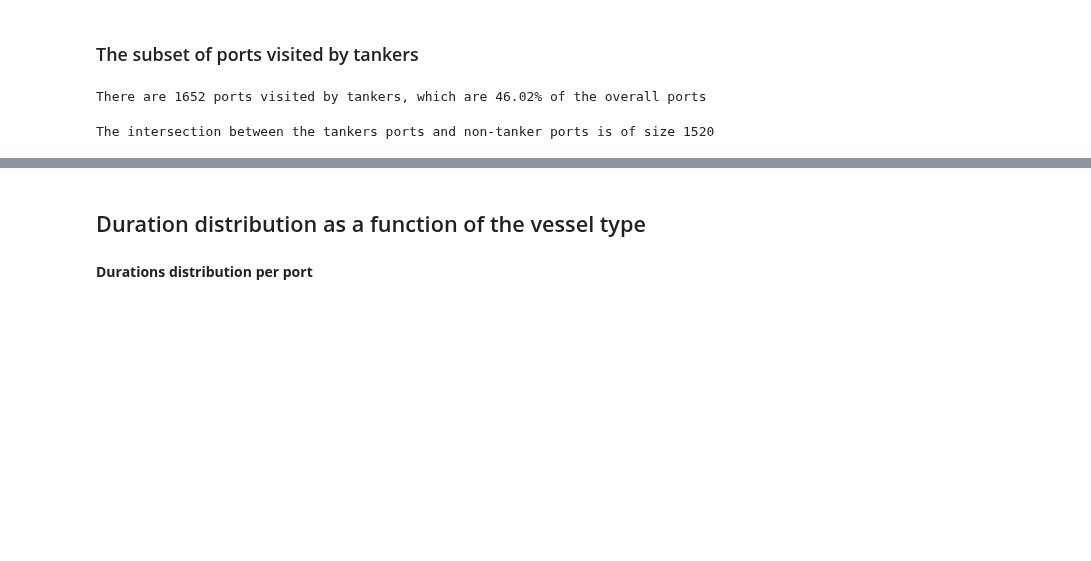
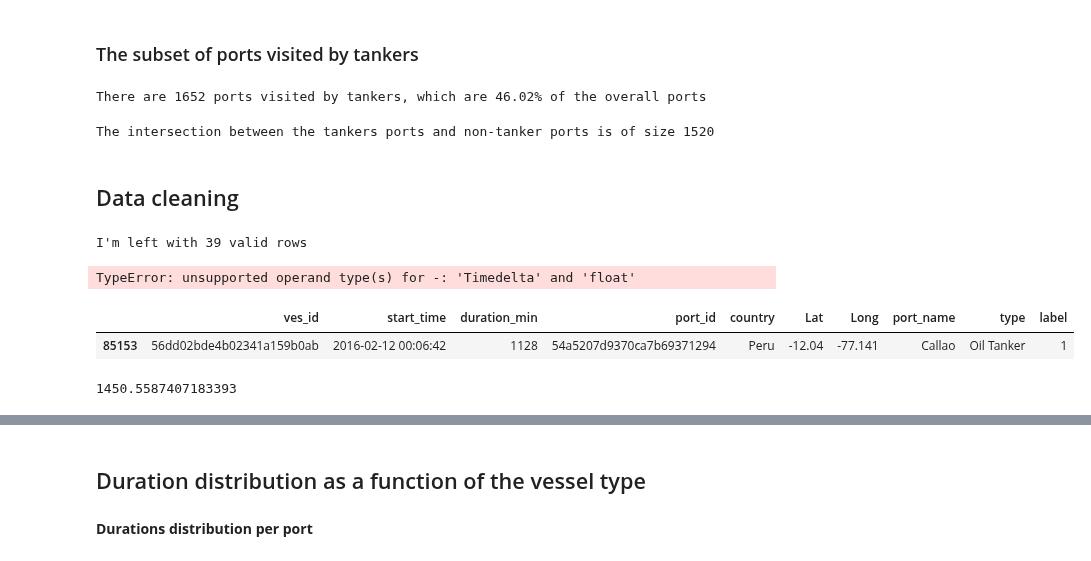
Before and after one commit to matanma/ML, a Jupyter notebook: WinWard/WinWard.ipynb, the cells around one changed output, grey strips where cells are left out. Cells and saved outputs as stored; diff of their text form; code cells hidden in the pictures; blank space fills up the shorter version.

Commit message:
Mainly data cleaning

```diff
--- a/WinWard/WinWard.ipynb
+++ b/WinWard/WinWard.ipynb
@@ -184,3 +185,5 @@ non_tanker_ports_set = set(train_set_df_orig['port_id'][train_set_df_orig['label
 print("The intersection between the tankers ports and non-tanker ports is of size {} ".format(len(non_tanker_ports_set.intersection(tankers_ports_set))))
 # %% [output]
 The intersection between the tankers ports and non-tanker ports is of size 1520
+# %% [markdown]
+## Data cleaning ##
@@ -186,0 +274,16 @@ The intersection between the tankers ports and non-tanker ports is of size 1520
+# %%
+cleaned_test_grp = clean_ves_df(test_grp)
+# %% [output]
+I'm left with 39 valid rows
+TypeError: unsupported operand type(s) for -: 'Timedelta' and 'float'
+# %%
+cleaned_test_grp
+# %% [output]
+|  | ves_id | start_time | duration_min | port_id | country | Lat | Long | port_name | type | label |
+| 85153 | 56dd02bde4b02341a159b0ab | 2016-02-12 00:06:42 | 1128 | 54a5207d9370ca7b69371294 | Peru | -12.04 | -77.141 | Callao | Oil Tanker | 1 |
+# %%
+coord_1 = test_grp.iloc[0][['Lat', 'Long']]
+coord_2 = test_grp.iloc[1][['Lat', 'Long']]
+geopy.distance.geodesic(coord_1, coord_2).km
+# %% [output]
+1450.5587407183393
```
Also changed, not shown: parts of 18 cells of this notebook.
